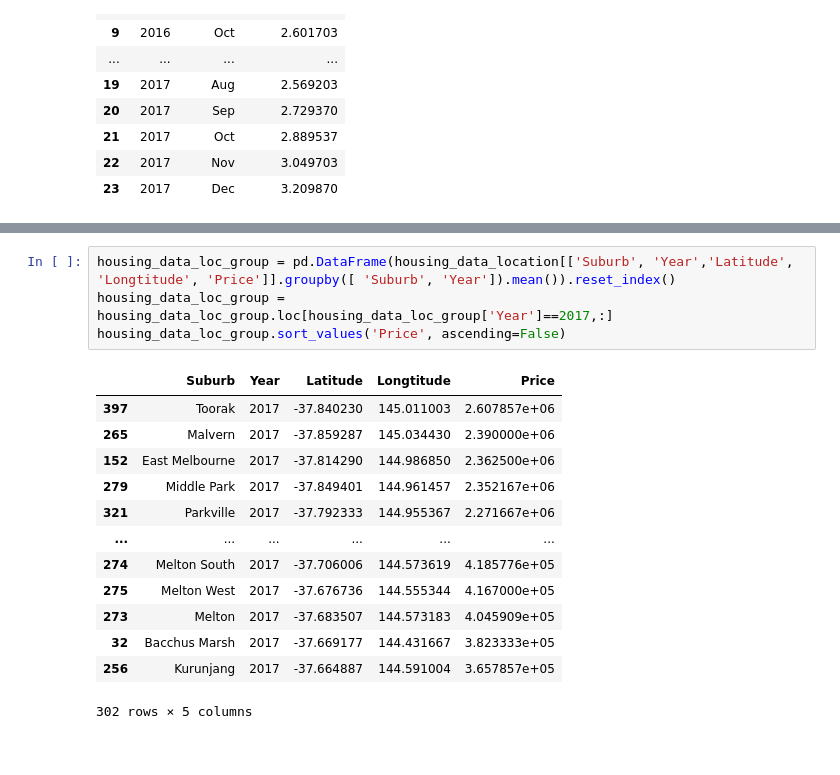
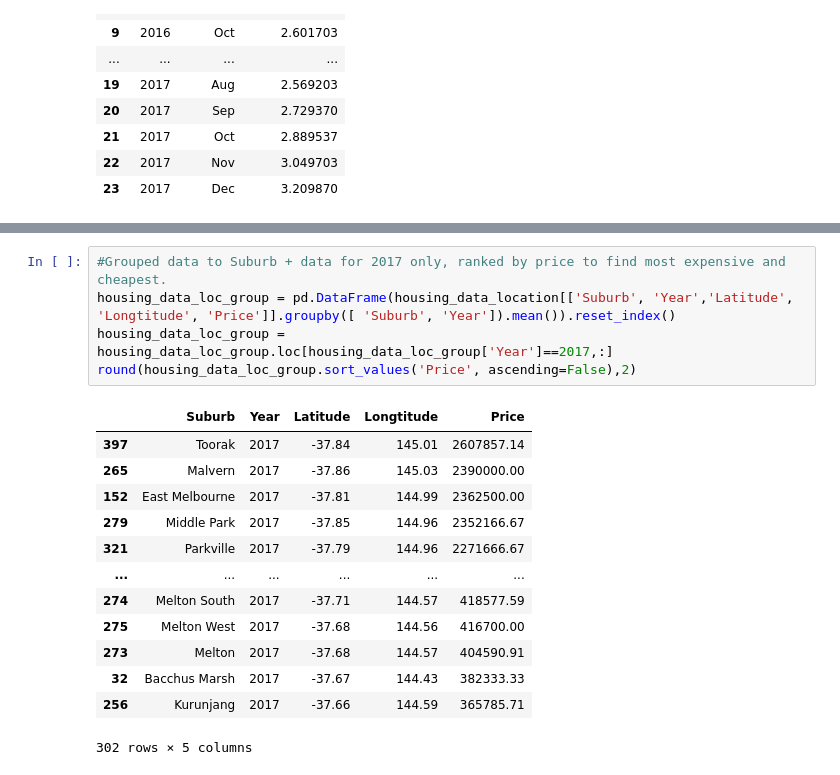
Before and after one commit to Anton0Lee/Project1_grp5, a Jupyter notebook: project1 main codes.ipynb, the cells around one changed output, grey strips where cells are left out. Cells and saved outputs as stored; diff of their text form.

Commit message:
updated data for question 2

```diff
--- a/project1 main codes.ipynb
+++ b/project1 main codes.ipynb
@@ -269,18 +271,19 @@ housing_data_location
 # %%
+#Grouped data to Suburb + data for 2017 only, ranked by price to find most expensive and cheapest.
 housing_data_loc_group = pd.DataFrame(housing_data_location[['Suburb', 'Year','Latitude', 'Longtitude', 'Price']].groupby([ 'Suburb', 'Year']).mean()).reset_index()
 housing_data_loc_group = housing_data_loc_group.loc[housing_data_loc_group['Year']==2017,:]
-housing_data_loc_group.sort_values('Price', ascending=False)
+round(housing_data_loc_group.sort_values('Price', ascending=False),2)
 # %% [output]
 |  | Suburb | Year | Latitude | Longtitude | Price |
-| 397 | Toorak | 2017 | -37.840230 | 145.011003 | 2.607857e+06 |
-| 265 | Malvern | 2017 | -37.859287 | 145.034430 | 2.390000e+06 |
-| 152 | East Melbourne | 2017 | -37.814290 | 144.986850 | 2.362500e+06 |
-| 279 | Middle Park | 2017 | -37.849401 | 144.961457 | 2.352167e+06 |
-| 321 | Parkville | 2017 | -37.792333 | 144.955367 | 2.271667e+06 |
+| 397 | Toorak | 2017 | -37.84 | 145.01 | 2607857.14 |
+| 265 | Malvern | 2017 | -37.86 | 145.03 | 2390000.00 |
+| 152 | East Melbourne | 2017 | -37.81 | 144.99 | 2362500.00 |
+| 279 | Middle Park | 2017 | -37.85 | 144.96 | 2352166.67 |
+| 321 | Parkville | 2017 | -37.79 | 144.96 | 2271666.67 |
 | ... | ... | ... | ... | ... | ... |
-| 274 | Melton South | 2017 | -37.706006 | 144.573619 | 4.185776e+05 |
-| 275 | Melton West | 2017 | -37.676736 | 144.555344 | 4.167000e+05 |
-| 273 | Melton | 2017 | -37.683507 | 144.573183 | 4.045909e+05 |
-| 32 | Bacchus Marsh | 2017 | -37.669177 | 144.431667 | 3.823333e+05 |
-| 256 | Kurunjang | 2017 | -37.664887 | 144.591004 | 3.657857e+05 |
+| 274 | Melton South | 2017 | -37.71 | 144.57 | 418577.59 |
+| 275 | Melton West | 2017 | -37.68 | 144.56 | 416700.00 |
+| 273 | Melton | 2017 | -37.68 | 144.57 | 404590.91 |
+| 32 | Bacchus Marsh | 2017 | -37.67 | 144.43 | 382333.33 |
+| 256 | Kurunjang | 2017 | -37.66 | 144.59 | 365785.71 |
 302 rows × 5 columns
```
Also changed, not shown: parts of 3 cells of this notebook.
